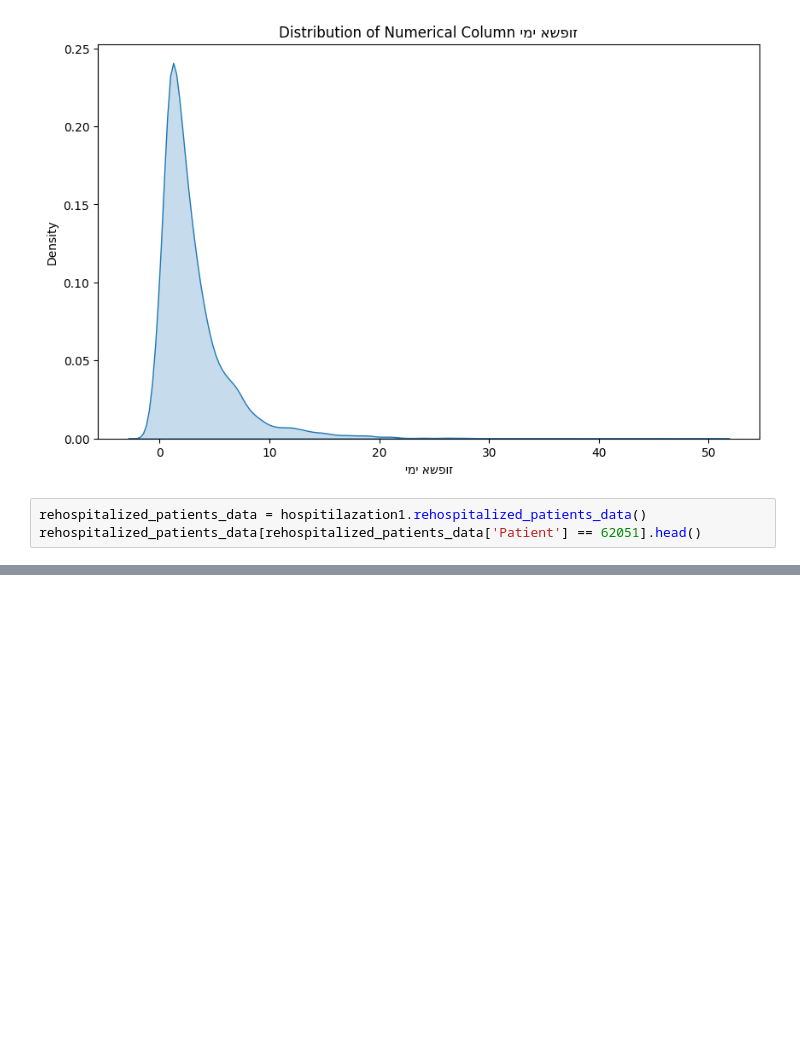
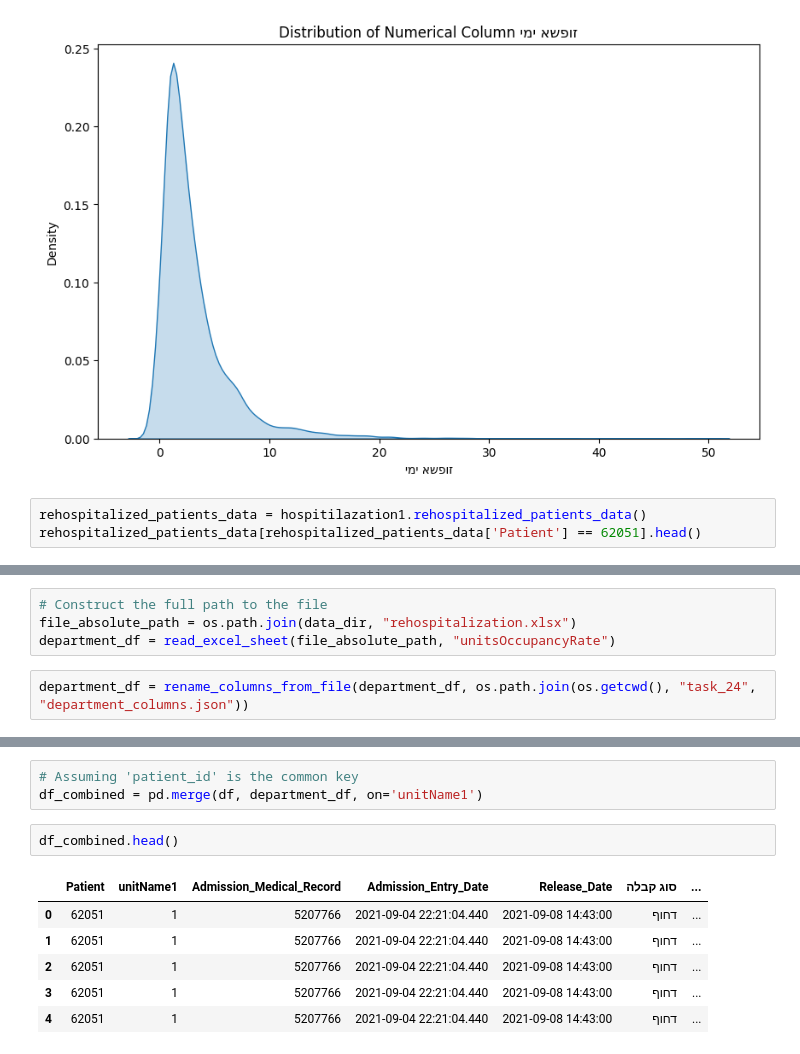
Before and after one commit to RyanWri/data-science2-lab-final-project, a Jupyter notebook: src/team_1/team_1_results.ipynb, the cells around one changed output, grey strips where cells are left out. Drawn from its saved outputs; the diff is of its cells as text; blank space fills up the shorter version.

Commit message:
Team 1 - Task 24

```diff
--- a/src/team_1/team_1_results.ipynb
+++ b/src/team_1/team_1_results.ipynb
@@ -165,0 +169,6 @@ rehospitalized_patients_data[rehospitalized_patients_data['Patient'] == 62051].h
+# %%
+# Construct the full path to the file
+file_absolute_path = os.path.join(data_dir, "rehospitalization.xlsx")
+department_df = read_excel_sheet(file_absolute_path, "unitsOccupancyRate")
+# %%
+department_df = rename_columns_from_file(department_df, os.path.join(os.getcwd(), "task_24", "department_columns.json"))
@@ -165,0 +193,12 @@ rehospitalized_patients_data[rehospitalized_patients_data['Patient'] == 62051].h
+# %%
+# Assuming 'patient_id' is the common key
+df_combined = pd.merge(df, department_df, on='unitName1')
+# %%
+df_combined.head()
+# %% [output]
+|  | Patient | unitName1 | Admission_Medical_Record | Admission_Entry_Date | Release_Date | סוג קבלה | ... |
+| 0 | 62051 | 1 | 5207766 | 2021-09-04 22:21:04.440 | 2021-09-08 14:43:00 | דחוף | ... |
+| 1 | 62051 | 1 | 5207766 | 2021-09-04 22:21:04.440 | 2021-09-08 14:43:00 | דחוף | ... |
+| 2 | 62051 | 1 | 5207766 | 2021-09-04 22:21:04.440 | 2021-09-08 14:43:00 | דחוף | ... |
+| 3 | 62051 | 1 | 5207766 | 2021-09-04 22:21:04.440 | 2021-09-08 14:43:00 | דחוף | ... |
+| 4 | 62051 | 1 | 5207766 | 2021-09-04 22:21:04.440 | 2021-09-08 14:43:00 | דחוף | ... |
```
Also changed, not shown: parts of 11 cells of this notebook, 3 other files.
